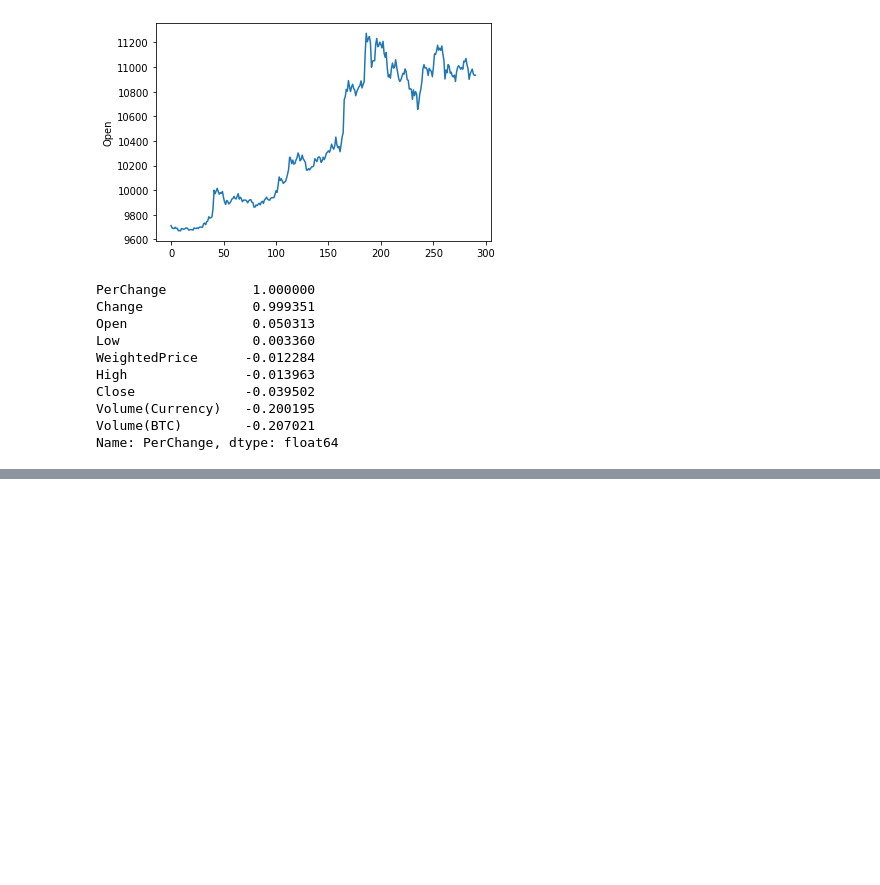
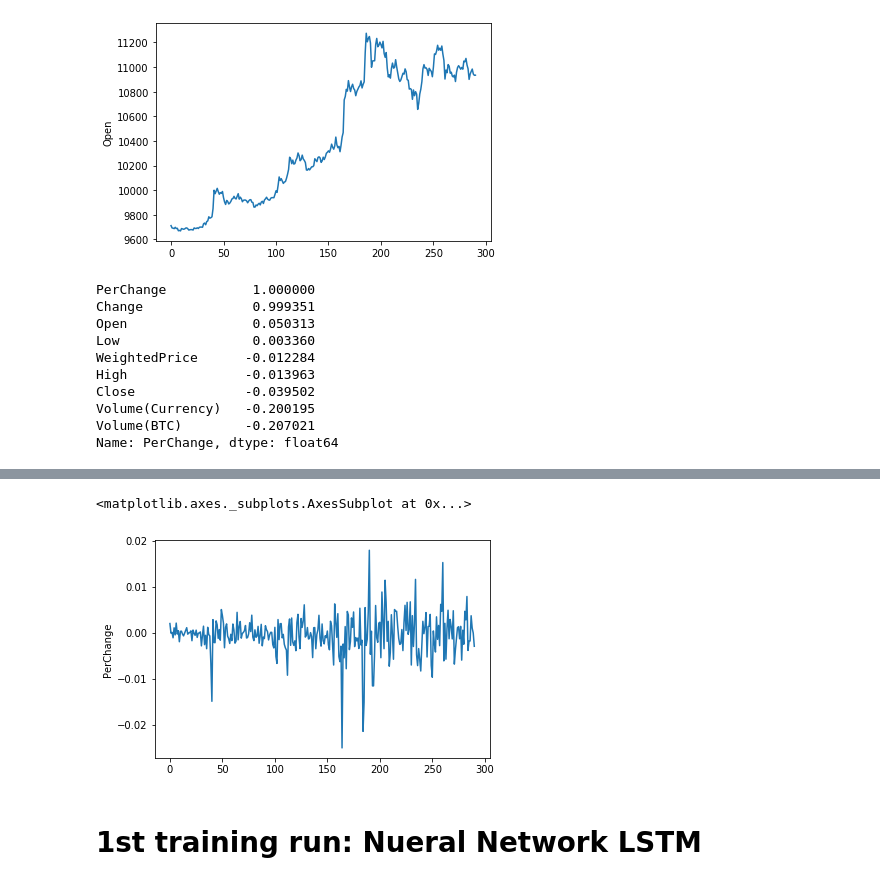
Before and after one commit to nathanielCherian/palantir, a Jupyter notebook: notebooks/exploration.ipynb, the cells around one changed output, grey strips where cells are left out. Saved outputs shown, nothing was run; the diff lists cells and outputs as text; code cells hidden in the pictures; blank space fills up the shorter version.

```diff
--- a/notebooks/exploration.ipynb
+++ b/notebooks/exploration.ipynb
@@ -57,0 +65,7 @@ Name: PerChange, dtype: float64
+# %%
+sns.lineplot(x=range(len(data)), y='PerChange', data=data)
+# %% [output]
+<matplotlib.axes._subplots.AxesSubplot at 0x...>
+[figure, added]
+# %% [markdown]
+# 1st training run: Nueral Network LSTM
```
Also changed, not shown: parts of 14 cells of this notebook, 2 other files.
